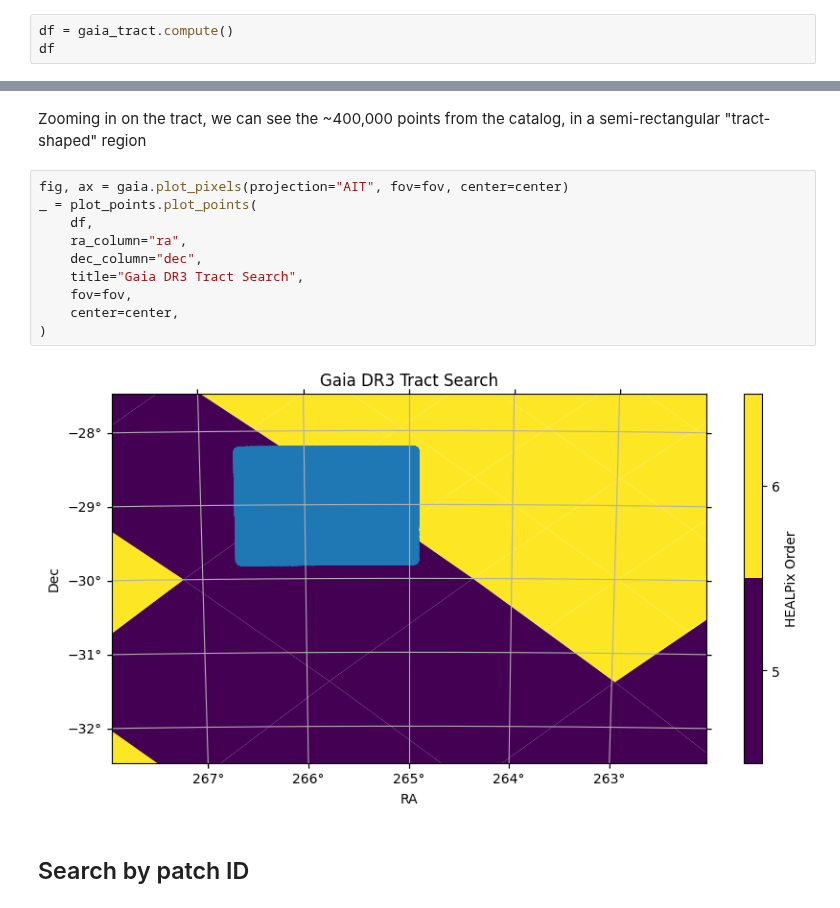
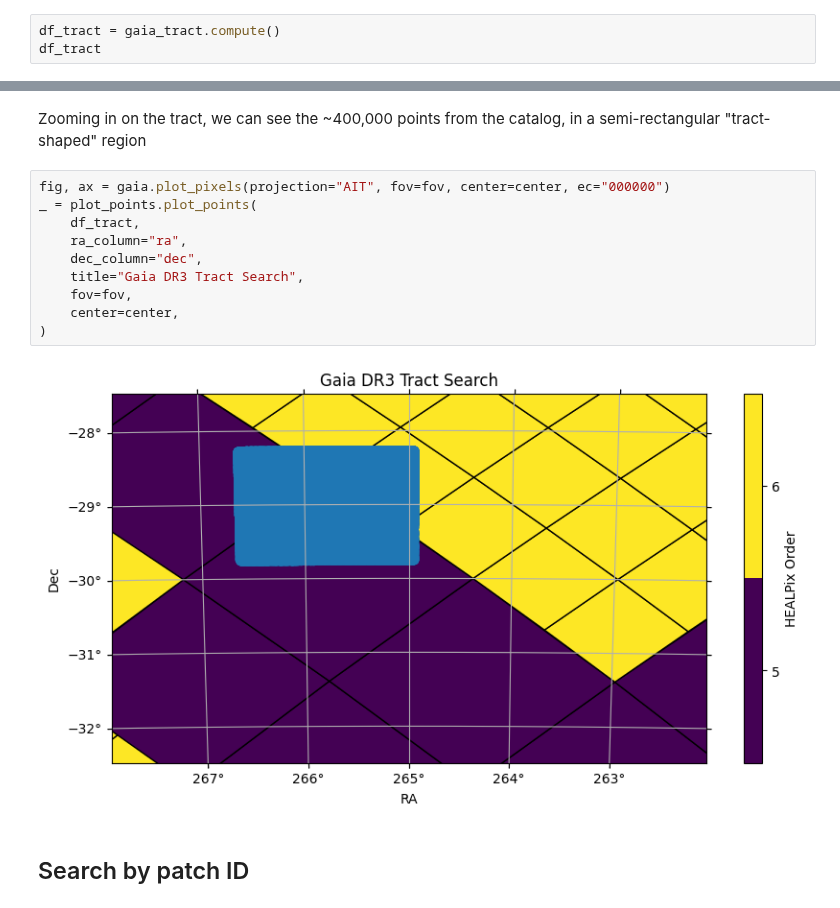
Before and after one commit to astronomy-commons/lsdb-rubin, a Jupyter notebook: docs/pre_executed/tract_patch_search.ipynb, the cells around one changed output, grey strips where cells are left out. Saved outputs shown, nothing was run; the diff lists cells and outputs as text.

Commit message:
Add pixel outlines in tract image

```diff
--- a/docs/pre_executed/tract_patch_search.ipynb
+++ b/docs/pre_executed/tract_patch_search.ipynb
@@ -87,8 +87,8 @@ gaia_tract.plot_pixels(
 # %% [markdown]
 ### Plot the points within our tract search
 # %%
-df = gaia_tract.compute()
-df
+df_tract = gaia_tract.compute()
+df_tract
 # %% [output]
 This may cause some slowdown.
 Consider loading the data with Dask directly
@@ -106,17 +106,17 @@ See also https://docs.dask.org/en/stable/best-practices.html#load-data-with-dask
 # %% [markdown]
 Zooming in on the tract, we can see the ~400,000 points from the catalog, in a semi-rectangular "tract-shaped" region
 # %%
-fig, ax = gaia.plot_pixels(projection="AIT", fov=fov, center=center)
+fig, ax = gaia.plot_pixels(projection="AIT", fov=fov, center=center, ec="000000")
 _ = plot_points.plot_points(
-    df,
+    df_tract,
     ra_column="ra",
     dec_column="dec",
     title="Gaia DR3 Tract Search",
     fov=fov,
     center=center,
 )
 # %% [output]
-[figure, old version]
+[figure, new version]
 # %% [markdown]
 ## Search by patch ID
 # %%
```
Also changed, not shown: parts of 3 cells of this notebook.
